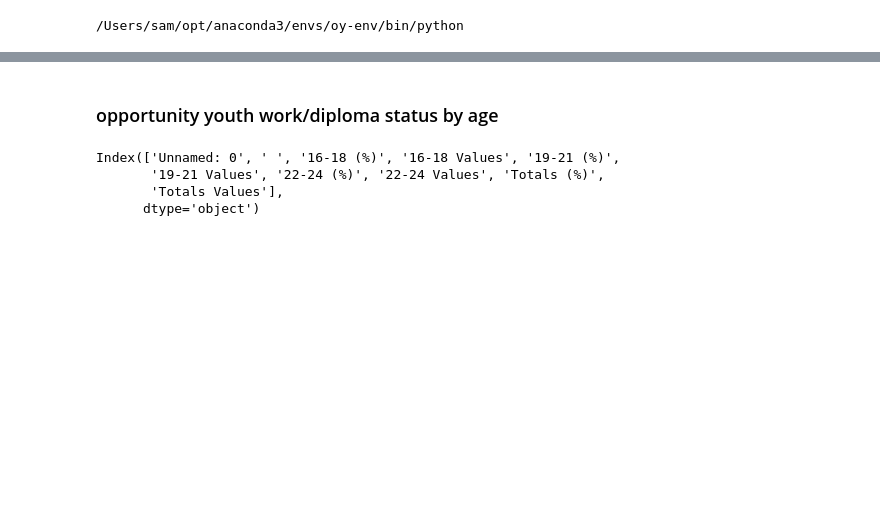
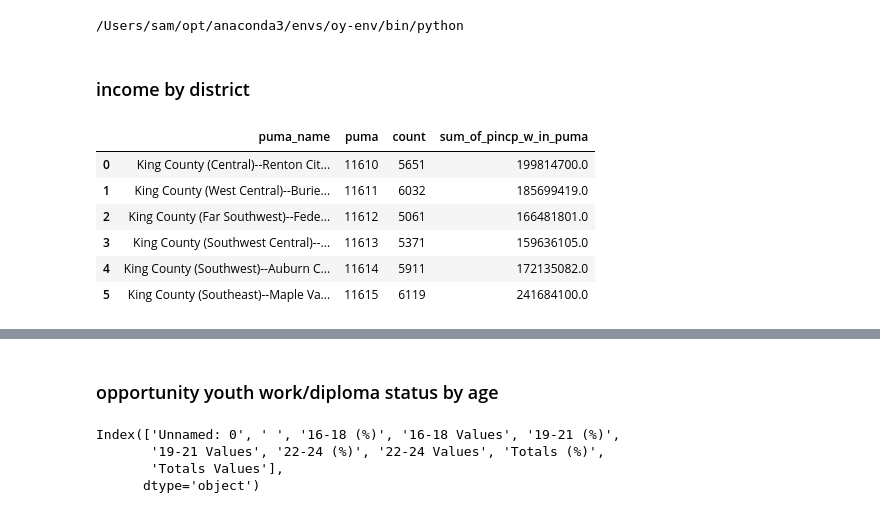
Before and after one commit to sam-thurman/dsc-mod-1-project-seattle-ds, a Jupyter notebook: notebooks/exploratory/02_samt_exploratory.ipynb, the cells around one changed output, grey strips where cells are left out. Cells and saved outputs as stored; diff of their text form; code cells hidden in the pictures; blank space fills up the shorter version.

```diff
--- a/notebooks/exploratory/02_samt_exploratory.ipynb
+++ b/notebooks/exploratory/02_samt_exploratory.ipynb
@@ -23,3 +23,5 @@ import numpy as np
 DBNAME = "opportunity_youth"
 # %%
 conn = psycopg2.connect(dbname=DBNAME)
+# %% [markdown]
+### income by district
@@ -25,0 +51,18 @@ conn = psycopg2.connect(dbname=DBNAME)
+# %%
+pincp_sums_df = pd.read_sql("""
+                    SELECT pn.puma_name, puma, count(puma), sum(pincp) as sum_of_pincp_w_in_puma
+                    FROM pums_2017 AS p
+                    INNER JOIN puma_names_2010 AS pn
+                    USING(puma)
+                    WHERE puma IN ('11610', '11611', '11612', '11613', '11614', '11615')
+                    GROUP BY puma, puma_name
+                """, conn)
+pincp_sums_df
+# %% [output]
+|  | puma_name | puma | count | sum_of_pincp_w_in_puma |
+| 0 | King County (Central)--Renton Cit... | 11610 | 5651 | 199814700.0 |
+| 1 | King County (West Central)--Burie... | 11611 | 6032 | 185699419.0 |
+| 2 | King County (Far Southwest)--Fede... | 11612 | 5061 | 166481801.0 |
+| 3 | King County (Southwest Central)--... | 11613 | 5371 | 159636105.0 |
+| 4 | King County (Southwest)--Auburn C... | 11614 | 5911 | 172135082.0 |
+| 5 | King County (Southeast)--Maple Va... | 11615 | 6119 | 241684100.0 |
```
Also changed, not shown: parts of 3 cells of this notebook.
